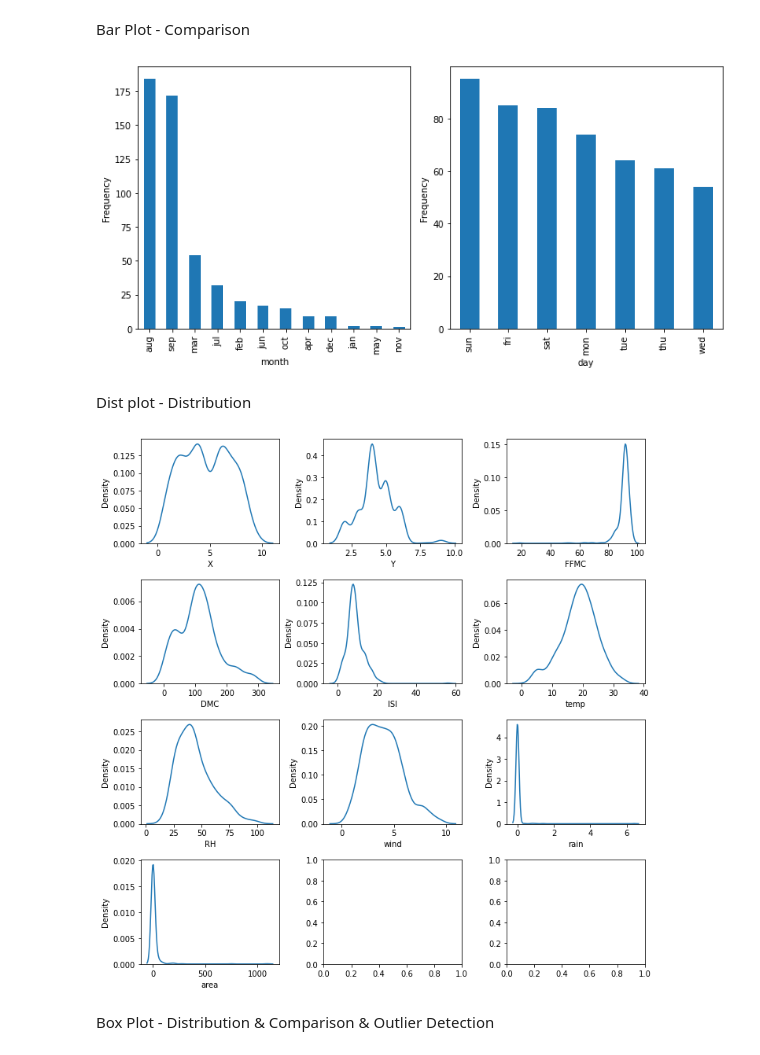
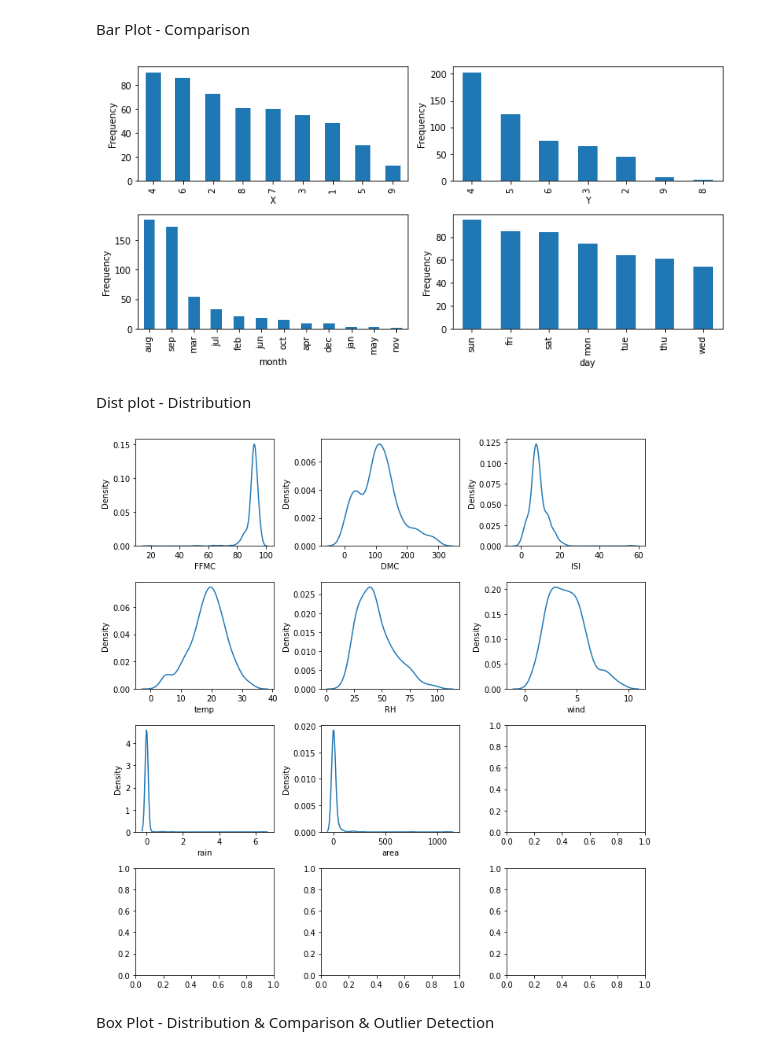
Before and after one commit to MaxZx3000/Forest-Fire, a Jupyter notebook: Final_Project_Forest_Fire_Classifier_(Anthony_Kevin_Oktavius).ipynb, the cells around one changed output. Cells and saved outputs as stored; diff of their text form; code cells hidden in the pictures.

```diff
--- a/Final_Project_Forest_Fire_Classifier_(Anthony_Kevin_Oktavius).ipynb
+++ b/Final_Project_Forest_Fire_Classifier_(Anthony_Kevin_Oktavius).ipynb
@@ -104,8 +105,8 @@ area_field = "area"
 # %% [markdown]
 Mendefinisikan field numerikal dan kategorikal pada dataset forest fire.
 # %%
-categorical_variables = [month_field, day_field]
-numerical_variables = [x_field, y_field, ffmc_field, dmc_field, isi_field,
+categorical_variables = [x_field, y_field, month_field, day_field]
+numerical_variables = [ffmc_field, dmc_field, isi_field,
                        temp_field, rh_field, wind_field, rain_field, area_field]
 # %% [markdown]
 ## Data Visualization
@@ -116,20 +117,20 @@ Bar Plot - Comparison
 # %%
 bar_plot_fields = categorical_variables.copy()
 
-figure, axes = plt.subplots(1, 2, figsize = (10, 5))
+figure, axes = plt.subplots(2, 2, figsize = (10, 5))
 axes = axes.flatten()
 
 
 for index, field in enumerate(bar_plot_fields):
   forest_fire_df[field].value_counts().plot(kind = 'bar',
                                             ax = axes[index],
                                             xlabel = field,
                                             ylabel = "Frequency")
 
 plt.tight_layout()
 plt.show()
 # %% [output]
-[figure, old version]
+[figure, new version]
 # %% [markdown]
 Dist plot - Distribution
 # %%
@@ -144,7 +145,7 @@ for index, field in enumerate(dist_plot_fields):
 plt.tight_layout()
 plt.show()
 # %% [output]
-[figure, old version]
+[figure, new version]
 # %% [markdown]
 Box Plot - Distribution & Comparison & Outlier Detection
 # %%
```
Also changed, not shown: parts of 7 cells of this notebook.
